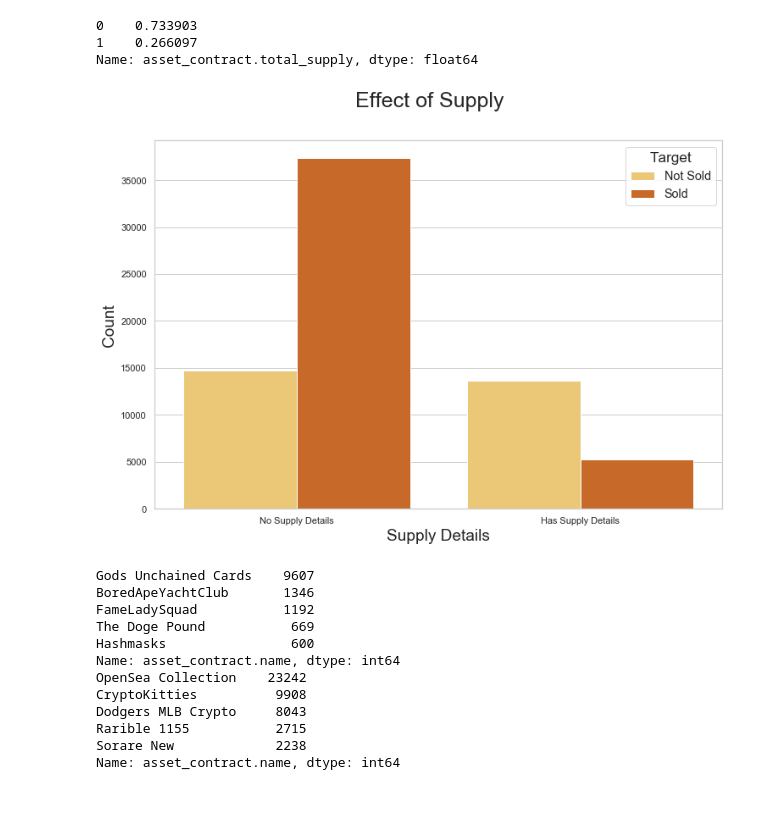
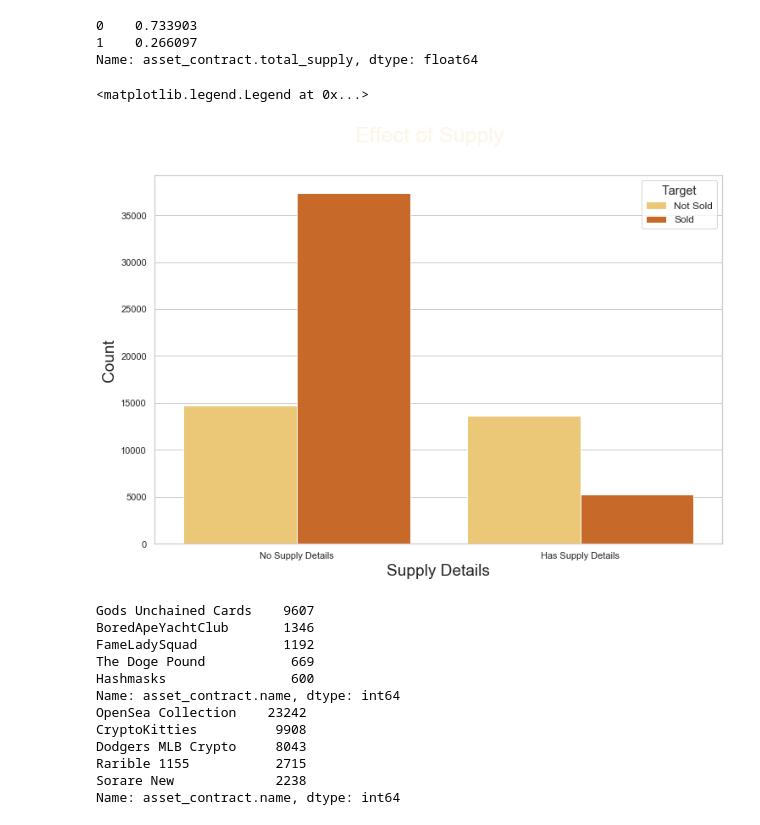
Before and after one commit to shawnjohnsamuel/nft-sale-prediction, a Jupyter notebook: notebooks/5_visualizations.ipynb, the cells around one changed output. Drawn from its saved outputs; the diff is of its cells as text; code cells hidden in the pictures.

```diff
--- a/notebooks/5_visualizations.ipynb
+++ b/notebooks/5_visualizations.ipynb
@@ -150,22 +150,31 @@ Name: asset_contract.total_supply, dtype: float64
 # %%
 fig, ax = plt.subplots(figsize=(12,8))
 sns.countplot(data=df_binary,
               x='asset_contract.total_supply',
               hue='target',
               palette = 'YlOrBr',
               ax=ax)
-fig.suptitle('Effect of Supply', fontsize=25)
+fig.suptitle('Effect of Supply', fontsize=25, color='oldlace')
 plt.xticks([0,1],['No Supply Details', 'Has Supply Details'])
 ax.set_xlabel('Supply Details', fontsize=19)
 ax.set_ylabel('Count', fontsize=19)
 plt.legend(title='Target',
            title_fontsize = 'x-large',
            labels=['Not Sold', 'Sold'],
            fontsize="large",
            loc='best')
-# plt.savefig('../images/5_nft_supply.png', bboxinches='tight')
+# ax.spines['bottom'].set_color('oldlace')
+# ax.spines['top'].set_color('oldlace')
+# ax.spines['left'].set_color('oldlace')
+# ax.spines['right'].set_color('oldlace')
+# ax.xaxis.label.set_color('oldlace')
+# ax.yaxis.label.set_color('oldlace')
+# ax.tick_params(axis='x', colors='oldlace')
+# ax.tick_params(axis='y', colors='oldlace')
+# plt.savefig('../images/5_nft_supply.png', bboxinches='tight', transparent=True)
 # %% [output]
+<matplotlib.legend.Legend at 0x...>
-[figure, old version]
+[figure, new version]
 # %%
 # curious about the original values
 
```
